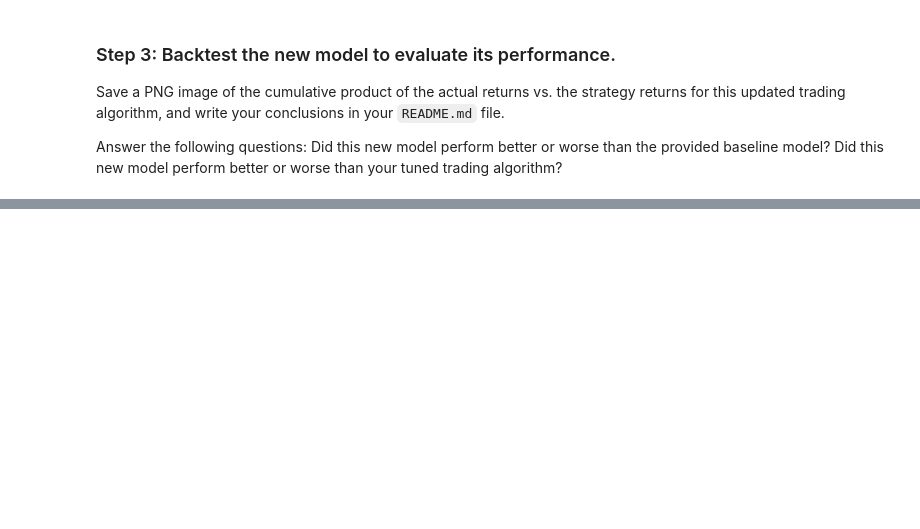
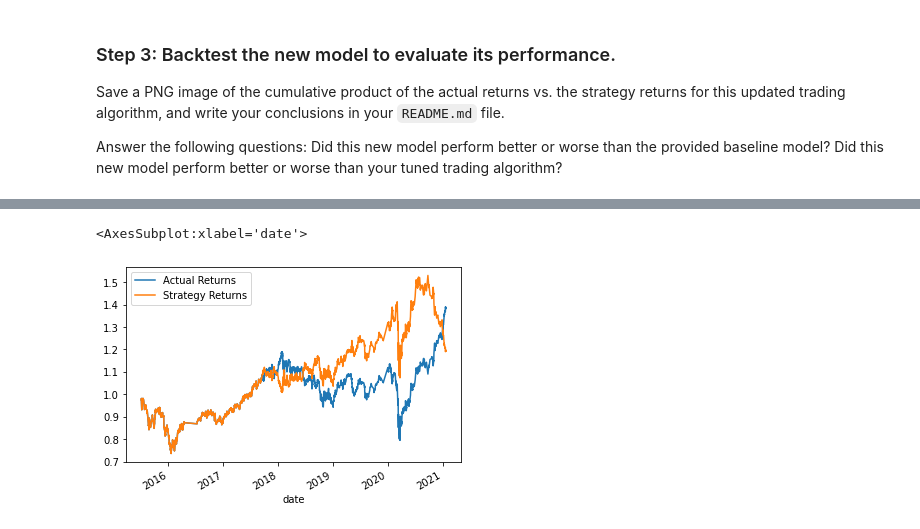
Before and after one commit to chaimkriger/Challenge_14, a Jupyter notebook: Starter_Code/machine_learning_trading_bot.ipynb, the cells around one changed output, grey strips where cells are left out. Drawn from its saved outputs; the diff is of its cells as text; code cells hidden in the pictures; blank space fills up the shorter version.

```diff
--- a/Starter_Code/machine_learning_trading_bot.ipynb
+++ b/Starter_Code/machine_learning_trading_bot.ipynb
@@ -422,18 +441,20 @@ In this section, you’ll use the original parameters that the starter code prov
 ### Step 1:  Import a new classifier, such as `AdaBoost`, `DecisionTreeClassifier`, or `LogisticRegression`. (For the full list of classifiers, refer to the [Supervised learning page](https://scikit-learn.org/stable/supervised_learning.html) in the scikit-learn documentation.)
 # %%
 # Import a new classifier from SKLearn
-# YOUR CODE HERE
+from sklearn.linear_model import LogisticRegression
 
 # Initiate the model instance
 # YOUR CODE HERE
+log_reg = LogisticRegression()
 # %% [markdown]
 ### Step 2: Using the original training data as the baseline model, fit another model with the new classifier.
 # %%
 # Fit the model using the training data
-model = # YOUR CODE HERE
+model = log_reg.fit(X_train, y_train)
 
 # Use the testing dataset to generate the predictions for the new model
-pred = # YOUR CODE HERE
+pred = model.predict(X_test)
 
 # Review the model's predicted values
 # YOUR CODE HERE
+pred
@@ -455,16 +488,18 @@ Did this new model perform better or worse than your tuned trading algorithm?
 # Create a new empty predictions DataFrame.
 
 # Create a predictions DataFrame
-# YOUR CODE HERE
+log_reg_df = pd.DataFrame(index=X_test.index)
 
 # Add the SVM model predictions to the DataFrame
-# YOUR CODE HERE
+# I'm adding the Logistic Regression returns instead of SVM because I think that's what was meant to be written
+log_reg_df["Predictions"] = pred
 
 # Add the actual returns to the DataFrame
-# YOUR CODE HERE
+log_reg_df["Actual Returns"] = signals_df["Actual Returns"]
 
 # Add the strategy returns to the DataFrame
-# YOUR CODE HERE
+log_reg_df["Strategy Returns"] = signals_df["Actual Returns"] * log_reg_df["Predictions"]
 
 # Review the DataFrame
 # YOUR CODE HERE
+log_reg_df
@@ -471,3 +521,6 @@ Did this new model perform better or worse than your tuned trading algorithm?
 # %%
 # Plot the actual returns versus the strategy returns
-# YOUR CODE HERE
+(1+log_reg_df[["Actual Returns", "Strategy Returns"]]).cumprod().plot()
+# %% [output]
+<AxesSubplot:xlabel='date'>
+[figure, added]
```
Also changed, not shown: parts of 6 cells of this notebook.
